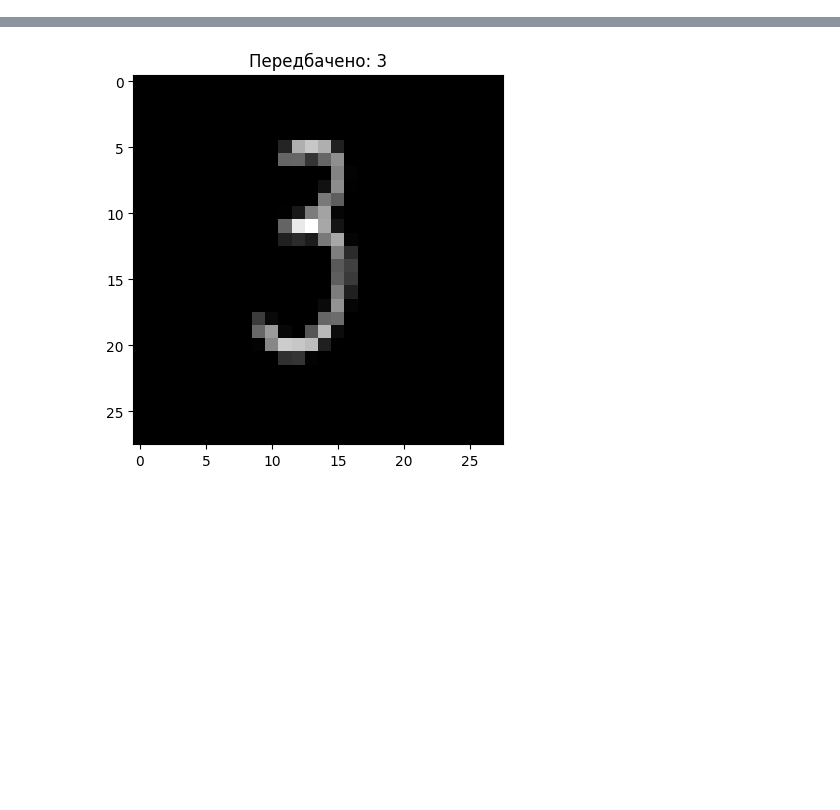
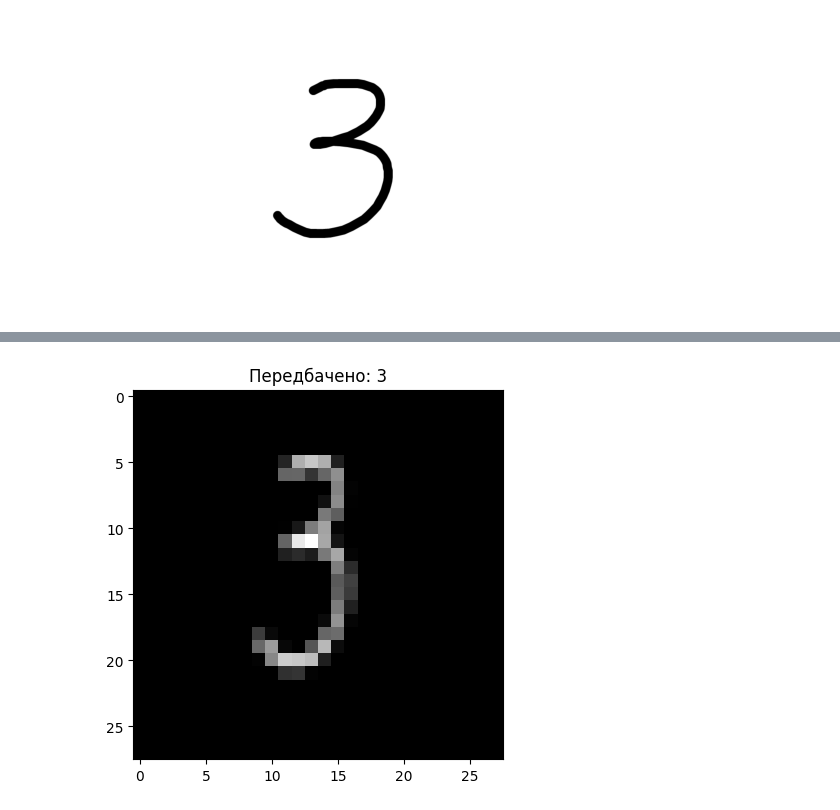
Before and after one commit to andrfurs/neural-network-systems, a Jupyter notebook: lab-3.ipynb, the cells around one changed output, grey strips where cells are left out. Cells and saved outputs as stored; diff of their text form; code cells hidden in the pictures; blank space fills up the shorter version.

```diff
--- a/lab-3.ipynb
+++ b/lab-3.ipynb
@@ -123,17 +124,22 @@ F-Score = 0.974490440780555
 # %%
 from PIL import Image, ImageOps
+import matplotlib.image as mpimg
 
 def recognize_num(image_path, model):
+    plt.imshow(mpimg.imread(image_path))
+    plt.axis('off')
+    plt.show()
     img = Image.open(image_path).convert('L')
     img = img.resize((28, 28))
     img = ImageOps.invert(img)
     img_array = np.array(img).astype('float32') / 255.0
     img_array = img_array.reshape(1, 784)
     prediction = model.predict(img_array)
     num = np.argmax(prediction)
     plt.imshow(img_array.reshape(28, 28), cmap='gray')
     plt.title(f"Передбачено: {num}")
     plt.show()
 
 recognize_num('/kaggle/input/handwritten-numbers/3.png', model)
 # %% [output]
+[figure, new version]
@@ -141 +147 @@ recognize_num('/kaggle/input/handwritten-numbers/3.png', model)
-[figure, old version]
+[figure, added]
```
Also changed, not shown: parts of 7 cells of this notebook.
